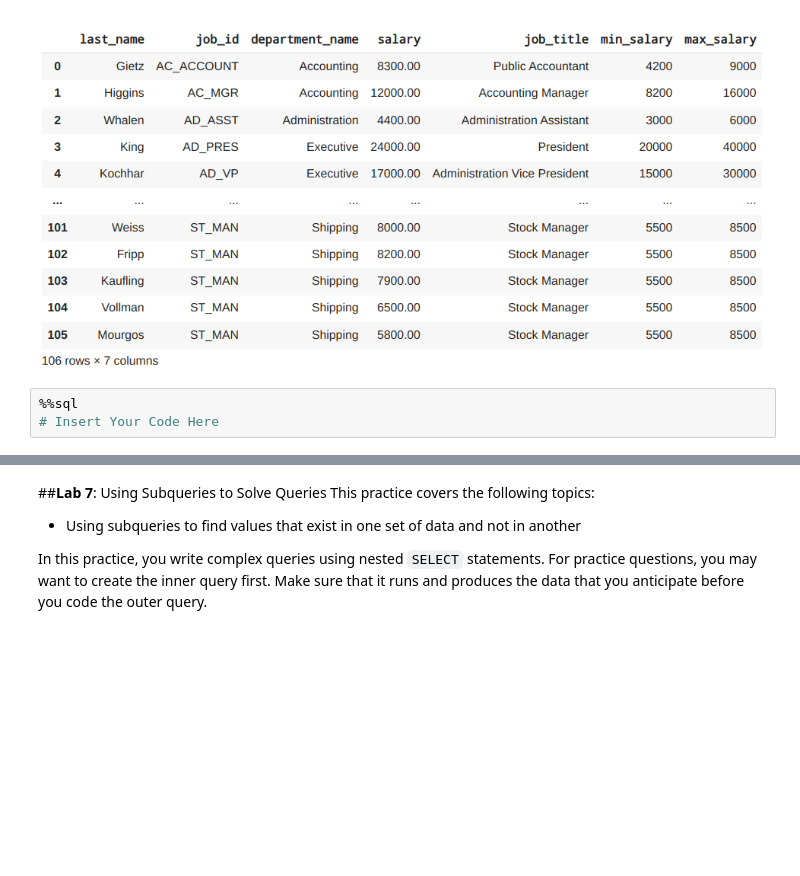
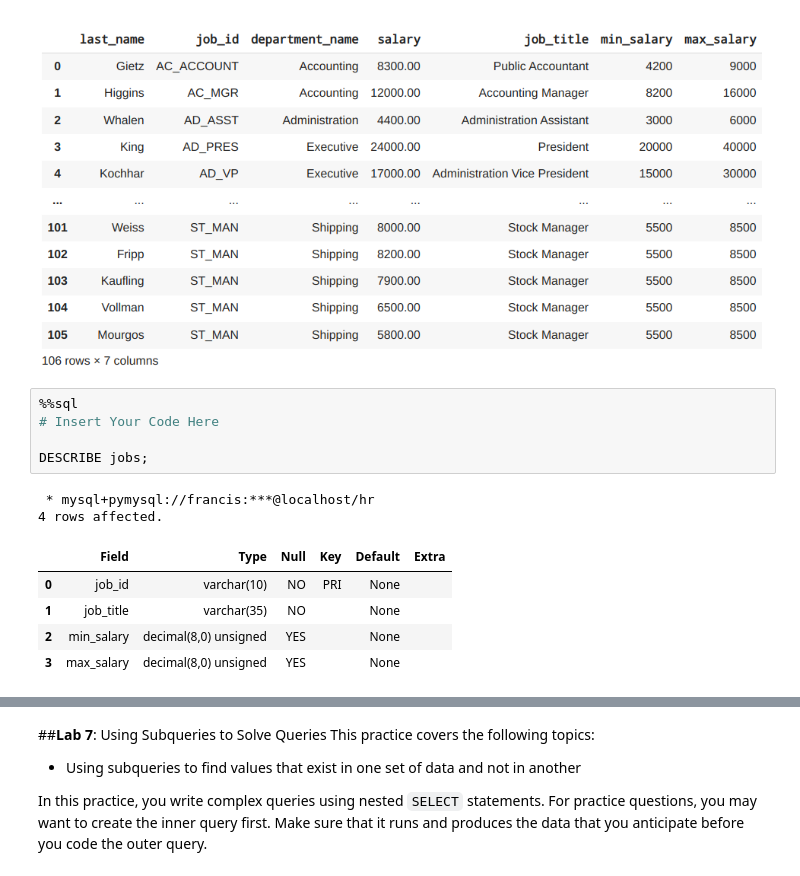
Before and after one commit to Ckodrad/CM3010-Database-Labs, a Jupyter notebook: Labs/MySQL Hand-On Lab.ipynb, the cells around one changed output, grey strips where cells are left out. Drawn from its saved outputs; the diff is of its cells as text; blank space fills up the shorter version.

```diff
--- a/Labs/MySQL Hand-On Lab.ipynb
+++ b/Labs/MySQL Hand-On Lab.ipynb
@@ -772,3 +771,13 @@ the <code>jobs</code> table, first show the structure of the <code>jobs</code> t
 # %%
 %%sql
 # Insert Your Code Here
+
+DESCRIBE jobs;
+# %% [output]
+ * mysql+pymysql://francis:***@localhost/hr
+4 rows affected.
+|  | Field | Type | Null | Key | Default | Extra |
+| 0 | job_id | varchar(10) | NO | PRI | None |  |
+| 1 | job_title | varchar(35) | NO |  | None |  |
+| 2 | min_salary | decimal(8,0) unsigned | YES |  | None |  |
+| 3 | max_salary | decimal(8,0) unsigned | YES |  | None |  |
```
Also changed, not shown: parts of 3 cells of this notebook.
